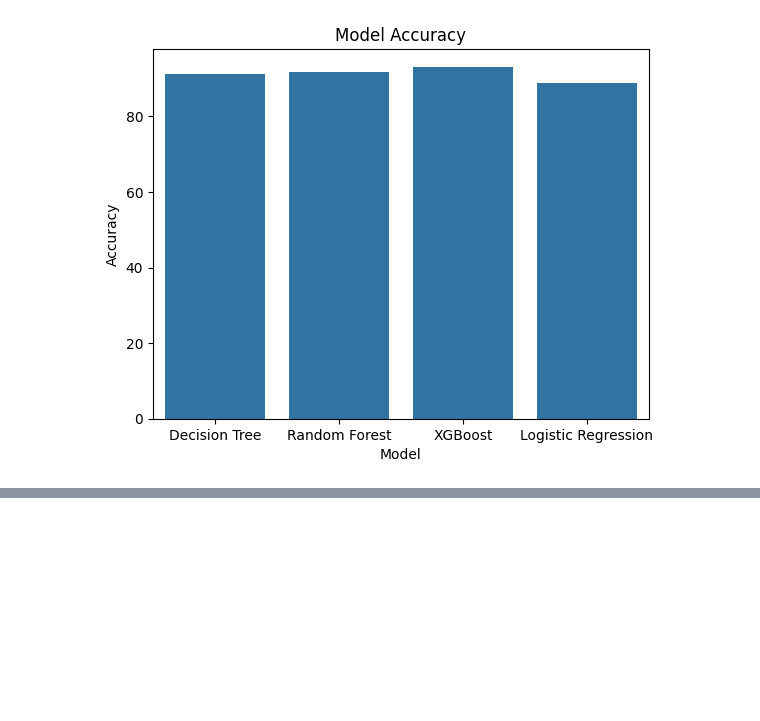
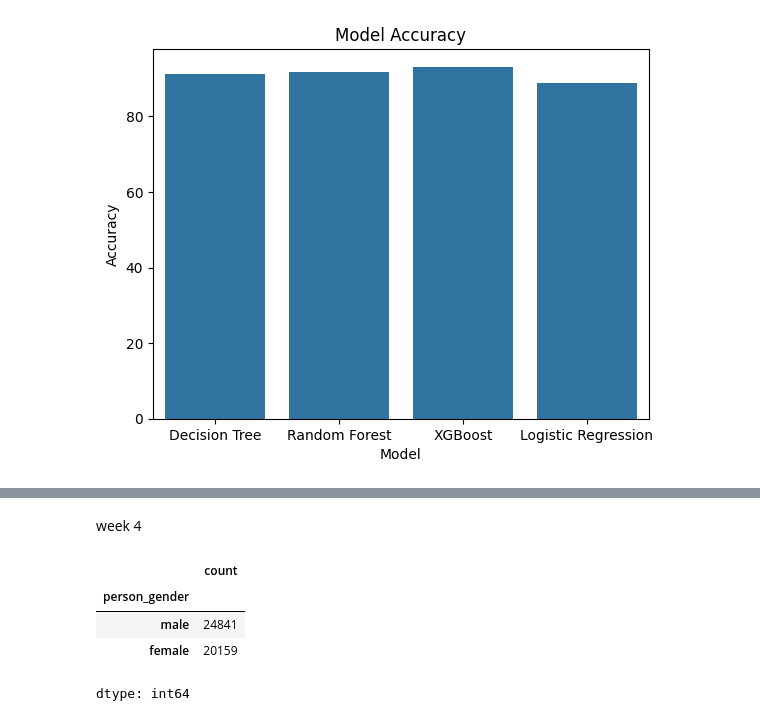
Before and after one commit to 3Techies/Bias-Detection-ML-models, a Jupyter notebook: notebooks/02_baseline_model.ipynb, the cells around one changed output, grey strips where cells are left out. Drawn from its saved outputs; the diff is of its cells as text; code cells hidden in the pictures; blank space fills up the shorter version.

```diff
--- a/notebooks/02_baseline_model.ipynb
+++ b/notebooks/02_baseline_model.ipynb
@@ -439,0 +440,10 @@ plt.show()
+# %% [markdown]
+week 4
+# %%
+df[config.SENSITIVE_ATTRIBUTE].value_counts()
+# %% [output]
+|  | count |
+| person_gender |  |
+| male | 24841 |
+| female | 20159 |
+dtype: int64
```
Also changed, not shown: parts of 9 cells of this notebook.
